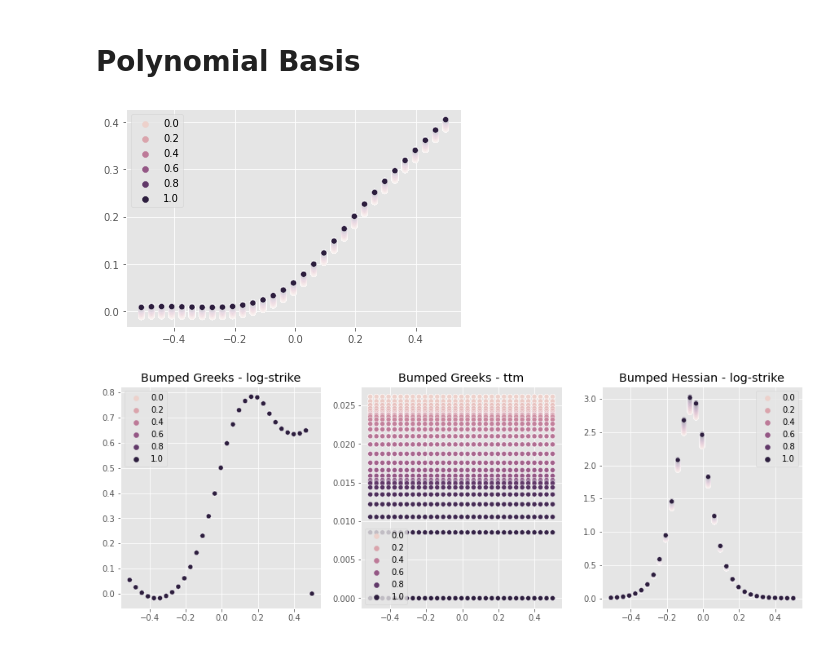
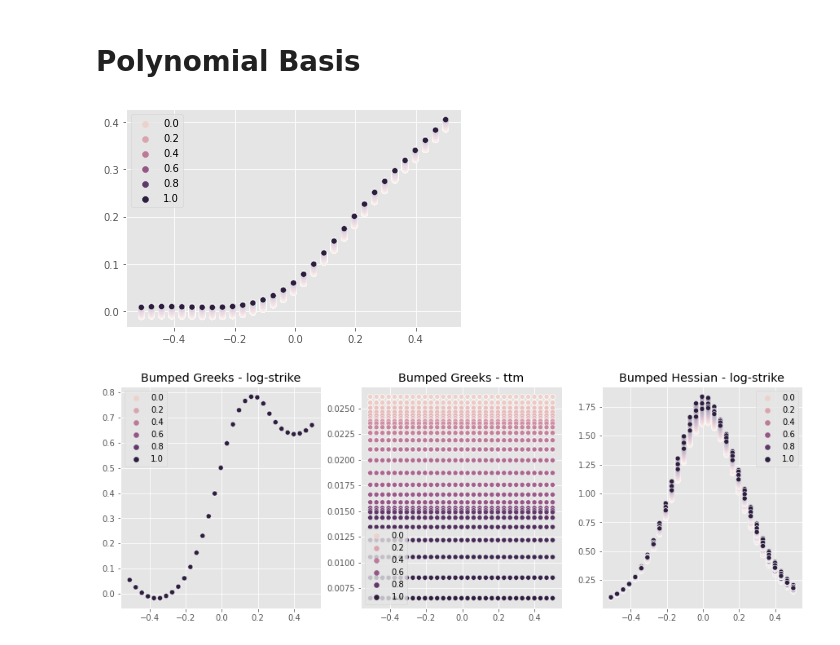
Before and after one commit to chrischia06/neural-network-derivative-pricing, a Jupyter notebook: examples/BergomiCalls.ipynb, the cells around one changed output. Saved outputs shown, nothing was run; the diff lists cells and outputs as text; code cells hidden in the pictures.

```diff
--- a/examples/BergomiCalls.ipynb
+++ b/examples/BergomiCalls.ipynb
@@ -44,0 +67,19 @@ CALLBACKS = [tfa.callbacks.TQDMProgressBar(show_epoch_progress=False)] + [EarlyS
+# %%
+"""
+Define Neural Network
+"""
+CALLBACKS = [
+    EarlyStopping(patience=10, restore_best_weights=True),
+    TQDMProgressBar(show_epoch_progress=False),
+    ReduceLROnPlateau(patience=5),
+]
+opt = Adam(learning_rate=LR)
+METHOD = "standard_ffn"
+
+all_models[METHOD] = make_model(
+    N_FEATS, HIDDEN_UNITS, LAYERS, DROPOUT_RATIO, HIDDEN_ACT, OUTPUT_ACT, BATCH_NORM
+)
+all_models[METHOD].compile(optimizer=opt, loss=loss_fn, metrics=METRICS)
+tf.keras.utils.plot_model(
+    all_models[METHOD], show_layer_activations=True, show_shapes=True, dpi=72
+)
@@ -212,64 +327,88 @@ temp = visualise_surface(SK, ts, model(X).numpy())
 # %%
 from sklearn.preprocessing import PolynomialFeatures, SplineTransformer
 from sklearn.linear_model import LinearRegression, LogisticRegression
+
 start = time.time()
-spline = SplineTransformer(n_knots=5, degree=3, knots='uniform', extrapolation='constant')
-X2 = spline.fit_transform(Xs)
-reg = LinearRegression(fit_intercept=False).fit(X2, X_df['call_payoff'])
-preds = reg.predict(X2)
-Xs_bumped = Xs.copy()
+spline = SplineTransformer(n_knots=5, degree=3, knots="uniform", extrapolation="linear")
+X2 = spline.fit_transform(Xs_train)
+reg = LinearRegression(fit_intercept=False).fit(X2, X_df["MC_call"])
+train_time = time.time() - start
+
+
+start2 = time.time()
+preds = reg.predict(spline.transform(Xs_test))
+Xs_bumped = Xs_train.copy()
 eps = 1e-4
 # strike
-bumped_greeks = np.zeros((Xs.shape[0], Xs.shape[1]))
-bumped_hessian = np.zeros((Xs.shape[0], Xs.shape[1]))
+bumped_greeks = np.zeros((Xs_train.shape[0], Xs_train.shape[1]))
+bumped_hessian = np.zeros((Xs_train.shape[0], Xs_train.shape[1]))
 
 Xs_bumped[:, f_to_i("log-strike")] += eps
 X2_bumped = spline.transform(Xs_bumped)
 preds2 = reg.predict(X2_bumped)
 bumped_greeks[:, f_to_i("log-strike")] = (preds2 - preds) / eps
 
-Xs_bumped2 = Xs.copy()
+Xs_bumped2 = Xs_train.copy()
 Xs_bumped2[:, f_to_i("log-strike")] -= eps
 X2_bumped2 = spline.transform(Xs_bumped2)
 preds3 = reg.predict(X2_bumped2)
 bumped_hessian[:, f_to_i("log-strike")] = (preds2 - 2 * preds + preds3) / (eps * eps)
 
 eps = 1e-2
-Xs_bumped3 = Xs.copy()
+Xs_bumped3 = Xs_train.copy()
 Xs_bumped3[:, f_to_i("ttm")] += eps
 X2_bumped3 = spline.transform(Xs_bumped3)
 preds4 = reg.predict(X2_bumped3)
 bumped_greeks[:, f_to_i("ttm")] = (preds4 - preds) / (eps)
 
 
-end = time.time()
-sns.scatterplot(x = Xs[:, f_to_i("log-strike")],
-                y = preds,
-                hue = Xs[:, f_to_i("ttm")])
+inference_time = time.time() - start2
+sns.scatterplot(
+    x=Xs_test[:, f_to_i("log-strike")], y=preds, hue=Xs_test[:, f_to_i("ttm")]
+)
 
 
+temp = pd.concat(
+    [
+        diagnosis_pred(true, preds, lower_bound=intrinsic_val, method="polynomial"),
+        diagnosis_grads(
+            bumped_hessian,
+            bumped_greeks,
+            f_to_i,
+            "ttm",
+            "log-strike",
+            method="polynomial",
+        ),
+    ],
+    axis=1,
+)
 
-temp = pd.concat([pd.DataFrame(diagnosis_pred(X_df['call_payoff'], preds, lower_bound = intrinsic_val),
-             index = ['polynomial']),
-             pd.DataFrame(diagnosis_grads(bumped_hessian, bumped_greeks, f_to_i, "ttm", "log-strike"),
-                          index=['polynomial'])], axis = 1)
-temp['total_time'] = end - start
+temp["model_parameters"] = len(reg.coef_) + 1
+temp["train_time"] = train_time
+temp["inference_time"] = inference_time
 
-fig, ax = plt.subplots(ncols = 3, figsize=(15, 5))
-for i, x in enumerate(['log-strike', 'ttm']):
-    sns.scatterplot(Xs[:, f_to_i('log-strike')],
-                    bumped_greeks[:, f_to_i(x)],
-                    hue = Xs[:, f_to_i("ttm")],
-                    ax = ax[i])
+fig, ax = plt.subplots(ncols=3, figsize=(15, 5))
+for i, x in enumerate(["log-strike", "ttm"]):
+    sns.scatterplot(
+        Xs_test[:, f_to_i("log-strike")],
+        bumped_greeks[:, f_to_i(x)],
+        hue=Xs_test[:, f_to_i("ttm")],
+        ax=ax[i],
+    )
     ax[i].set_title(f"Bumped Greeks - {x}")
 
-sns.scatterplot(Xs[:, f_to_i('log-strike')], hessian_moneyness[:, f_to_i("log-strike")], ax = ax[2], hue = Xs[:, f_to_i("ttm")])
+sns.scatterplot(
+    Xs_test[:, f_to_i("log-strike")],
+    hessian_moneyness[:, f_to_i("log-strike")],
+    ax=ax[2],
+    hue=Xs_test[:, f_to_i("ttm")],
+)
 ax[2].set_title(f"Bumped Hessian - log-strike")
 
 all_res += [temp]
 # %% [output]
 [figure]
-[figure, old version]
+[figure, new version]
 # %%
 """
 Visualise call surface
```
Also changed, not shown: parts of 25 cells of this notebook, 44 other files.
